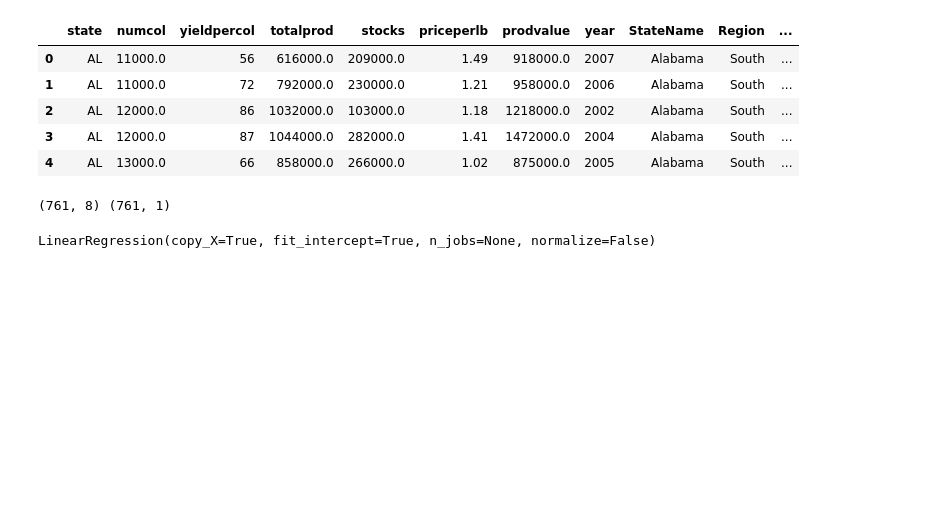
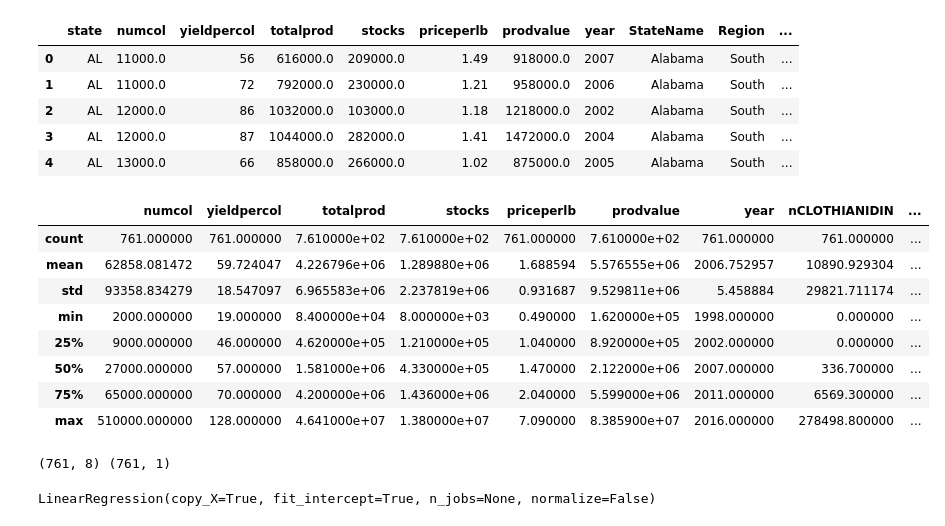
Before and after one commit to Apex8/better-than-a-bee, a Jupyter notebook: Updated_ML/Lasso_Ridge_ElasticNet_Models_2.ipynb, the cells around one changed output. Drawn from its saved outputs; the diff is of its cells as text; code cells hidden in the pictures; blank space fills up the shorter version.

```diff
--- a/Updated_ML/Lasso_Ridge_ElasticNet_Models_2.ipynb
+++ b/Updated_ML/Lasso_Ridge_ElasticNet_Models_2.ipynb
@@ -17,6 +17,18 @@ data.head()
 | 2 | AL | 12000.0 | 86 | 1032000.0 | 103000.0 | 1.18 | 1218000.0 | 2002 | Alabama | South | ... |
 | 3 | AL | 12000.0 | 87 | 1044000.0 | 282000.0 | 1.41 | 1472000.0 | 2004 | Alabama | South | ... |
 | 4 | AL | 13000.0 | 66 | 858000.0 | 266000.0 | 1.02 | 875000.0 | 2005 | Alabama | South | ... |
+# %%
+data.describe()
+# %% [output]
+|  | numcol | yieldpercol | totalprod | stocks | priceperlb | prodvalue | year | nCLOTHIANIDIN | ... |
+| count | 761.000000 | 761.000000 | 7.610000e+02 | 7.610000e+02 | 761.000000 | 7.610000e+02 | 761.000000 | 761.000000 | ... |
+| mean | 62858.081472 | 59.724047 | 4.226796e+06 | 1.289880e+06 | 1.688594 | 5.576555e+06 | 2006.752957 | 10890.929304 | ... |
+| std | 93358.834279 | 18.547097 | 6.965583e+06 | 2.237819e+06 | 0.931687 | 9.529811e+06 | 5.458884 | 29821.711174 | ... |
+| min | 2000.000000 | 19.000000 | 8.400000e+04 | 8.000000e+03 | 0.490000 | 1.620000e+05 | 1998.000000 | 0.000000 | ... |
+| 25% | 9000.000000 | 46.000000 | 4.620000e+05 | 1.210000e+05 | 1.040000 | 8.920000e+05 | 2002.000000 | 0.000000 | ... |
+| 50% | 27000.000000 | 57.000000 | 1.581000e+06 | 4.330000e+05 | 1.470000 | 2.122000e+06 | 2007.000000 | 336.700000 | ... |
+| 75% | 65000.000000 | 70.000000 | 4.200000e+06 | 1.436000e+06 | 2.040000 | 5.599000e+06 | 2011.000000 | 6569.300000 | ... |
+| max | 510000.000000 | 128.000000 | 4.641000e+07 | 1.380000e+07 | 7.090000 | 8.385900e+07 | 2016.000000 | 278498.800000 | ... |
 # %%
 # Assign the data to X and y
 
```
Also changed, not shown: parts of 11 cells of this notebook, 7 other files.
